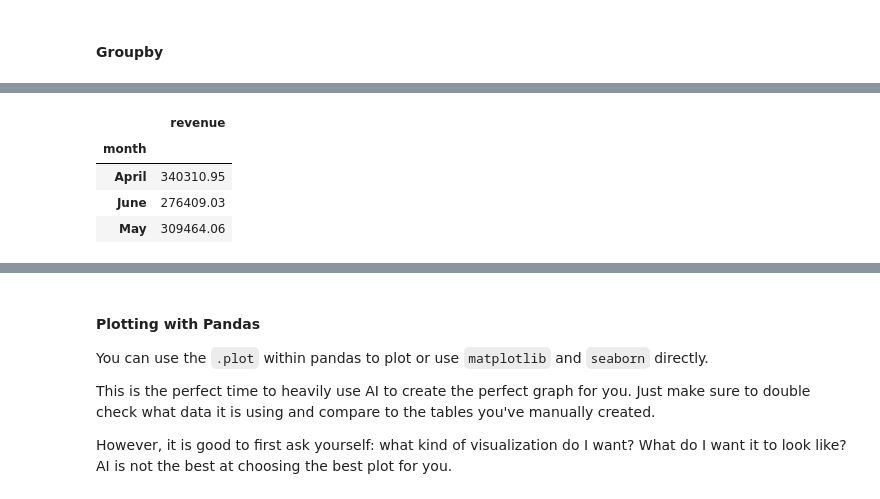
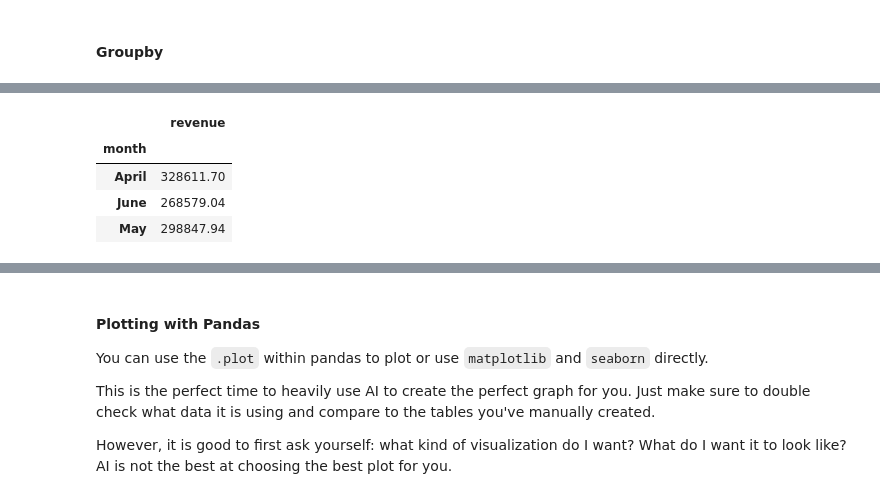
Before and after one commit to tamaravdd/iese-dsmba, a Jupyter notebook: notebooks/03_Pandas_Amazon.ipynb, the cells around one changed output, grey strips where cells are left out. Drawn from its saved outputs; the diff is of its cells as text; code cells hidden in the pictures.

```diff
--- a/notebooks/03_Pandas_Amazon.ipynb
+++ b/notebooks/03_Pandas_Amazon.ipynb
@@ -819,16 +819,14 @@ This method groups the rows according to one or more **grouping variables**. Her
 
 Next, you select the columns to be aggregated, which, here would be just `'revenue'`. Finally, you specify the **aggregation function** for example `.sum()` or `.mean`.
 # %%
-df['revenue'] = df['amount_eu']
-
 monthly_revenue = df.groupby('month')[['revenue']].sum()
 monthly_revenue
 # %% [output]
 |  | revenue |
 | month |  |
-| April | 340310.95 |
-| June | 276409.03 |
-| May | 309464.06 |
+| April | 328611.70 |
+| June | 268579.04 |
+| May | 298847.94 |
 # %% [markdown]
 **DEMO**: Play around with this simulation to get a feeling for how it works.
 
```
Also changed, not shown: parts of 11 cells of this notebook.
